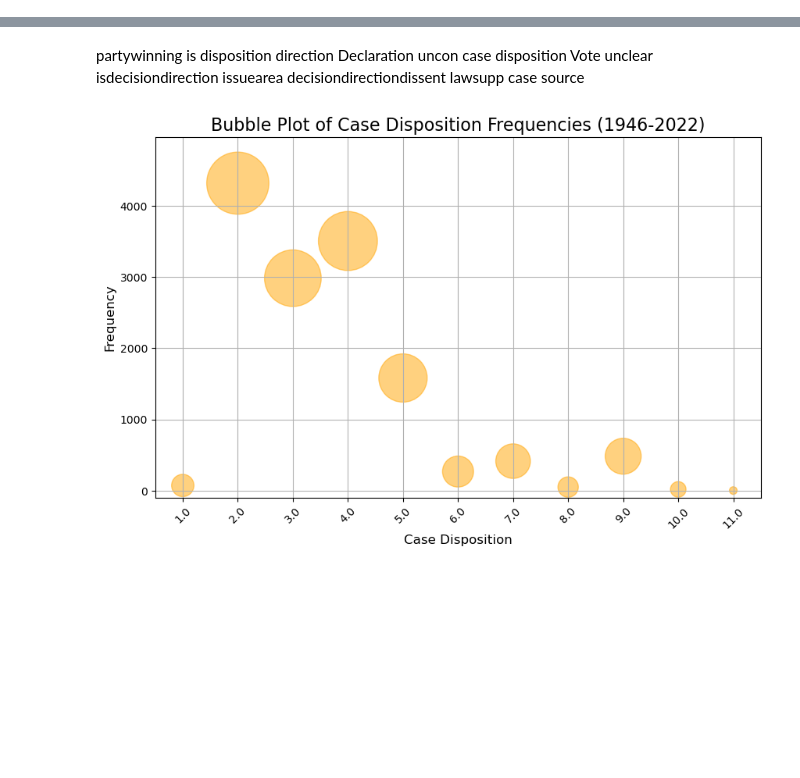
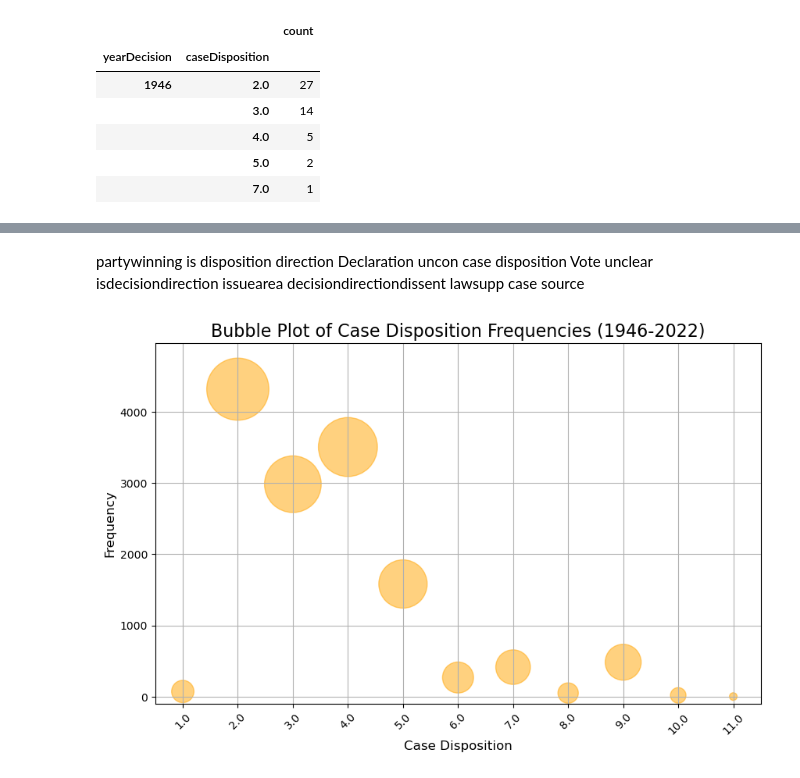
Before and after one commit to dipeshpandya/team_gohan, a Jupyter notebook: function_based_model.ipynb, the cells around one changed output, grey strips where cells are left out. Cells and saved outputs as stored; diff of their text form; code cells hidden in the pictures; blank space fills up the shorter version.

```diff
--- a/function_based_model.ipynb
+++ b/function_based_model.ipynb
@@ -16,0 +74,14 @@ import time
+# %%
+df['yearDecision'] = df['dateDecision'].dt.year
+case_disposition_over_time = df.groupby('yearDecision')['caseDisposition'].agg(lambda x: x.mode().iloc[0] if not x.mode().empty else np.nan)
+case_disposition_counts = df.groupby('yearDecision')['caseDisposition'].value_counts()
+case_disposition_counts_df = pd.DataFrame(case_disposition_counts)
+case_disposition_counts_df.head()
+# %% [output]
+|  |  | count |
+| yearDecision | caseDisposition |  |
+| 1946 | 2.0 | 27 |
+|  | 3.0 | 14 |
+|  | 4.0 | 5 |
+|  | 5.0 | 2 |
+|  | 7.0 | 1 |
```
Also changed, not shown: parts of 27 cells of this notebook.
